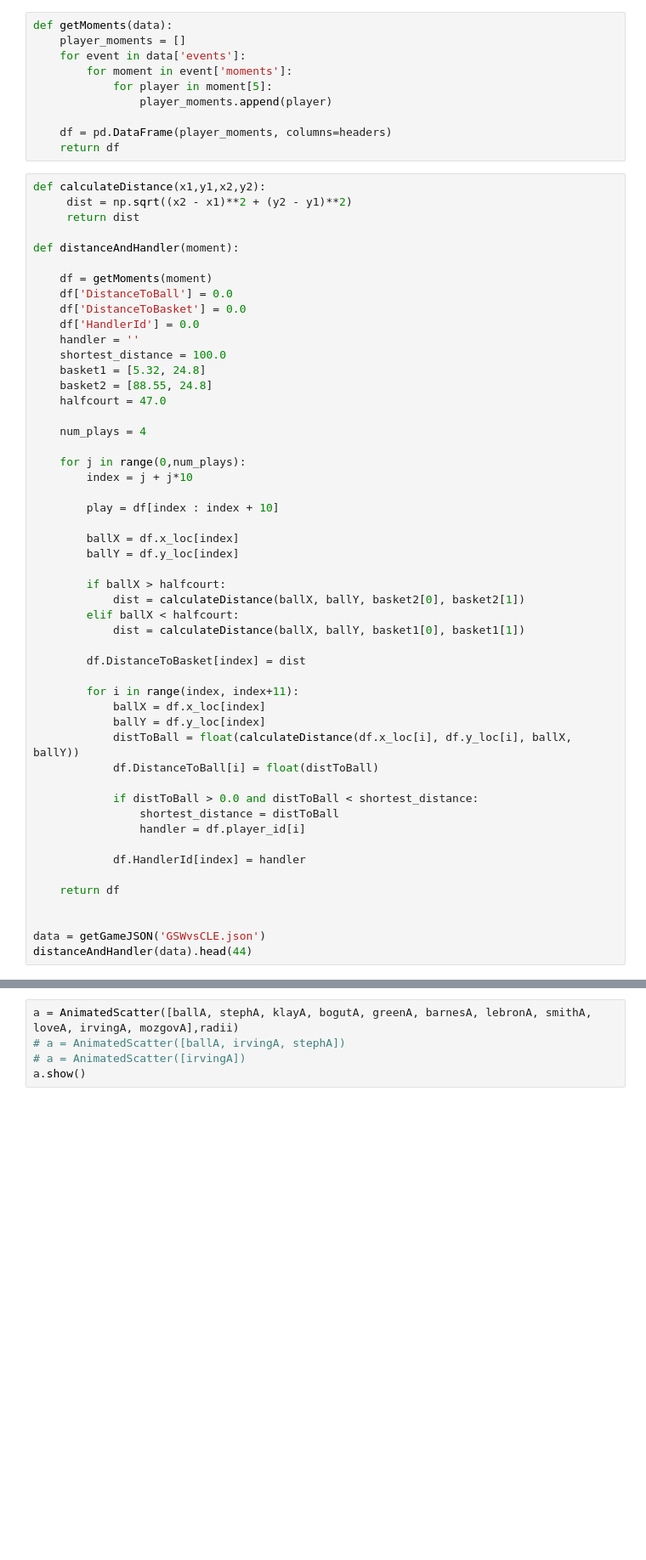
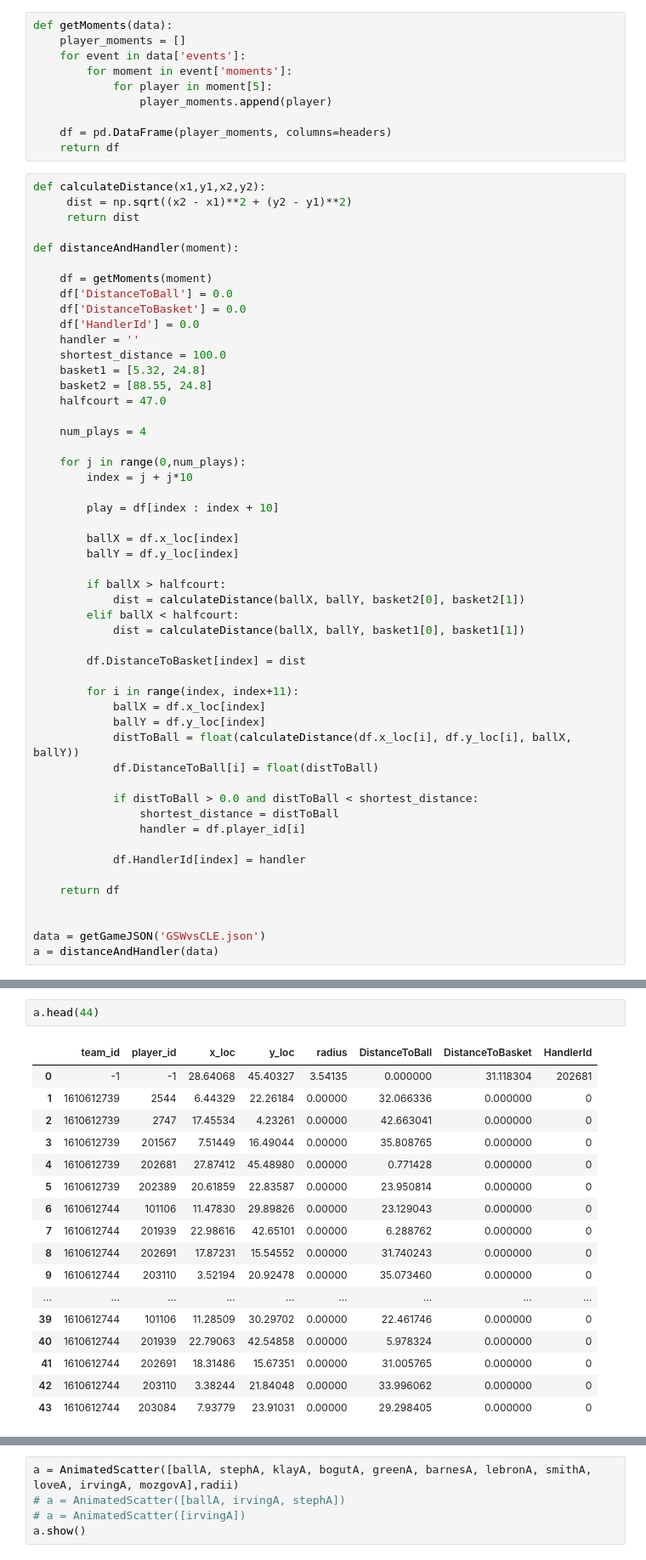
Before and after one commit to billmwong/FiveThirtyGreat, a Jupyter notebook: player-with-ball-distance.ipynb, the cells around one changed output, grey strips where cells are left out. Shown: that part at 85% size. Saved outputs shown, nothing was run; the diff lists cells and outputs as text; blank space fills up the shorter version.

```diff
--- a/player-with-ball-distance.ipynb
+++ b/player-with-ball-distance.ipynb
@@ -124,7 +124,7 @@ def distanceAndHandler(moment):
 
 
 data = getGameJSON('GSWvsCLE.json')
-distanceAndHandler(data).head(44)
+a = distanceAndHandler(data)
 # %% [output]
 A value is trying to be set on a copy of a slice from a DataFrame
 
@@ -141,0 +138,20 @@ See the caveats in the documentation: http://pandas.pydata.org/pandas-docs/stabl
+# %%
+a.head(44)
+# %% [output]
+|  | team_id | player_id | x_loc | y_loc | radius | DistanceToBall | DistanceToBasket | HandlerId |
+| 0 | -1 | -1 | 28.64068 | 45.40327 | 3.54135 | 0.000000 | 31.118304 | 202681 |
+| 1 | 1610612739 | 2544 | 6.44329 | 22.26184 | 0.00000 | 32.066336 | 0.000000 | 0 |
+| 2 | 1610612739 | 2747 | 17.45534 | 4.23261 | 0.00000 | 42.663041 | 0.000000 | 0 |
+| 3 | 1610612739 | 201567 | 7.51449 | 16.49044 | 0.00000 | 35.808765 | 0.000000 | 0 |
+| 4 | 1610612739 | 202681 | 27.87412 | 45.48980 | 0.00000 | 0.771428 | 0.000000 | 0 |
+| 5 | 1610612739 | 202389 | 20.61859 | 22.83587 | 0.00000 | 23.950814 | 0.000000 | 0 |
+| 6 | 1610612744 | 101106 | 11.47830 | 29.89826 | 0.00000 | 23.129043 | 0.000000 | 0 |
+| 7 | 1610612744 | 201939 | 22.98616 | 42.65101 | 0.00000 | 6.288762 | 0.000000 | 0 |
+| 8 | 1610612744 | 202691 | 17.87231 | 15.54552 | 0.00000 | 31.740243 | 0.000000 | 0 |
+| 9 | 1610612744 | 203110 | 3.52194 | 20.92478 | 0.00000 | 35.073460 | 0.000000 | 0 |
+| ... | ... | ... | ... | ... | ... | ... | ... | ... |
+| 39 | 1610612744 | 101106 | 11.28509 | 30.29702 | 0.00000 | 22.461746 | 0.000000 | 0 |
+| 40 | 1610612744 | 201939 | 22.79063 | 42.54858 | 0.00000 | 5.978324 | 0.000000 | 0 |
+| 41 | 1610612744 | 202691 | 18.31486 | 15.67351 | 0.00000 | 31.005765 | 0.000000 | 0 |
+| 42 | 1610612744 | 203110 | 3.38244 | 21.84048 | 0.00000 | 33.996062 | 0.000000 | 0 |
+| 43 | 1610612744 | 203084 | 7.93779 | 23.91031 | 0.00000 | 29.298405 | 0.000000 | 0 |
```
Also changed, not shown: parts of 5 cells of this notebook.
